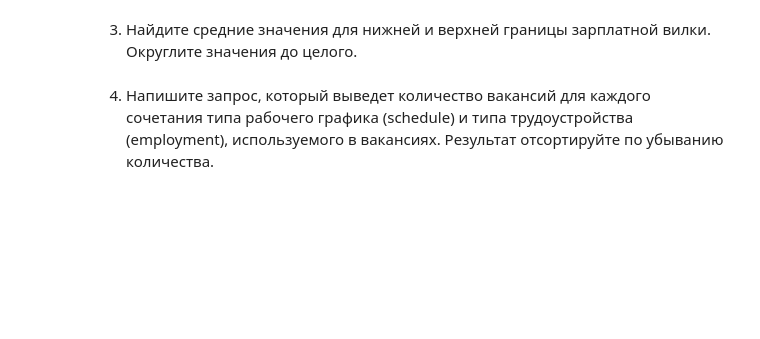
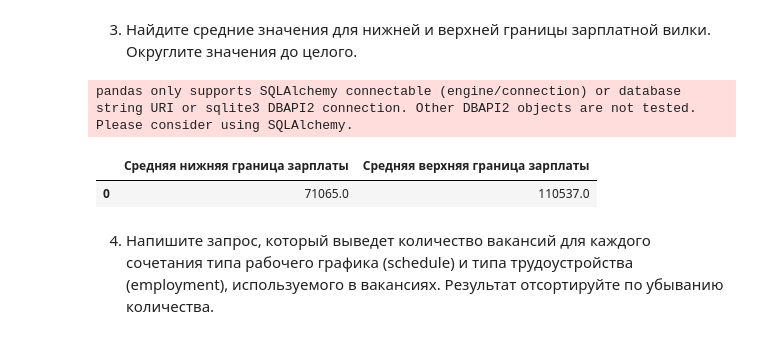
Before and after one commit to pelindzhinser/PROJECT_2, a Jupyter notebook: HH_PROJECT_2.ipynb, the cells around one changed output. Cells and saved outputs as stored; diff of their text form; code cells hidden in the pictures; blank space fills up the shorter version.

```diff
--- a/HH_PROJECT_2.ipynb
+++ b/HH_PROJECT_2.ipynb
@@ -192,8 +236,20 @@ conclusion3_4
 3. Найдите средние значения для нижней и верхней границы зарплатной вилки. Округлите значения до целого.
 # %%
 # текст запроса
+query_4_3 = f'''SELECT
+                    ROUND(AVG(salary_from)) AS "Средняя нижняя граница зарплаты",
+                    ROUND(AVG(salary_to)) AS "Средняя верхняя граница зарплаты"
+                FROM vacancies
+                WHERE salary_from IS NOT NULL OR salary_to IS NOT NULL
+'''
 # %%
 # результат запроса
+query4_3 = pd.read_sql_query(query_4_3, connection)
+query4_3
+# %% [output]
+pandas only supports SQLAlchemy connectable (engine/connection) or database string URI or sqlite3 DBAPI2 connection. Other DBAPI2 objects are not tested. Please consider using SQLAlchemy.
+|  | Средняя нижняя граница зарплаты | Средняя верхняя граница зарплаты |
+| 0 | 71065.0 | 110537.0 |
 # %% [markdown]
 4. Напишите запрос, который выведет количество вакансий для каждого сочетания типа рабочего графика (schedule) и типа трудоустройства (employment), используемого в вакансиях. Результат отсортируйте по убыванию количества.
 # %%
```
Also changed, not shown: parts of 18 cells of this notebook.
